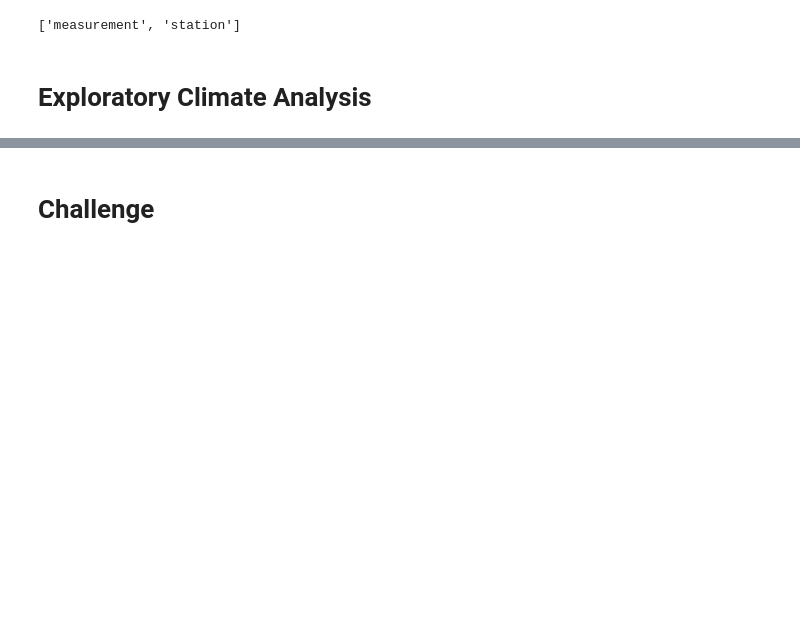
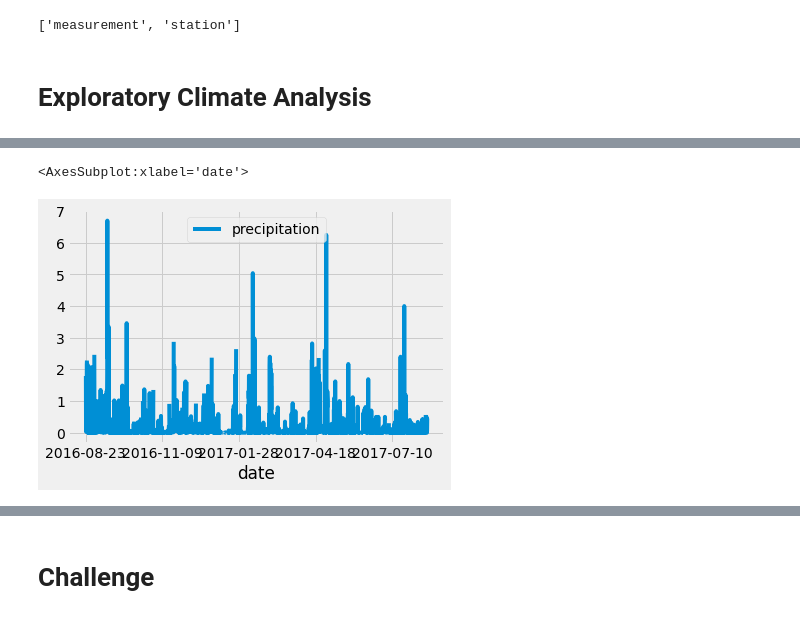
Before and after one commit to mckayemeeves/surfs_up, a Jupyter notebook: climate_analysis.ipynb, the cells around one changed output, grey strips where cells are left out. Saved outputs shown, nothing was run; the diff lists cells and outputs as text; code cells hidden in the pictures; blank space fills up the shorter version.

```diff
--- a/climate_analysis.ipynb
+++ b/climate_analysis.ipynb
@@ -45,11 +43,17 @@ session = Session(engine)
 # %%
 # Design a query to retrieve the last 12 months of precipitation data and plot the results.
 #Starting from the last data point in the database.
-
+prev_year = dt.date(2017, 8, 23)
 # Calculate the date one year from the last date in data set.
-
+prev_year = dt.date(2017, 8, 23) - dt.timedelta(days=365)
 # Perform a query to retrieve the data and precipitation scores
-
+results = []
+results = session.query(Measurement.date, Measurement.prcp)
+# Filter results
+results = session.query(Measurement.date, Measurement.prcp).filter(Measurement.date >= prev_year)
+# gets results from the query and adds it to the list
+results = session.query(Measurement.date, Measurement.prcp).filter(Measurement.date >= prev_year).all()
+print(results)
 # Save the query results as a Pandas DataFrame and set the index to the date column
 
 # Sort the dataframe by date
@@ -64,0 +64,9 @@ session = Session(engine)
+# %%
+# Use Pandas to calcualte the summary statistics for the precipitation data
+percipitation_df = pd.DataFrame(results, columns=['date','precipitation'])
+# uses current dataframe with the modified specifications
+percipitation_df.set_index(percipitation_df['date'], inplace=True)
+# print with index
+#print(percipitation_df)
+# print with only one date column
+print(percipitation_df.to_string(index=False))
@@ -64,0 +92,5 @@ session = Session(engine)
+# %%
+# sort the values by date
+percipitation_df = percipitation_df.sort_index()
+#print without the index
+print(percipitation_df.to_string(index=False))
@@ -64,0 +115,6 @@ session = Session(engine)
+# %%
+# plot the df
+percipitation_df.plot()
+# %% [output]
+<AxesSubplot:xlabel='date'>
+[figure, added]
```
Also changed, not shown: parts of 14 cells of this notebook, 1 other file.
